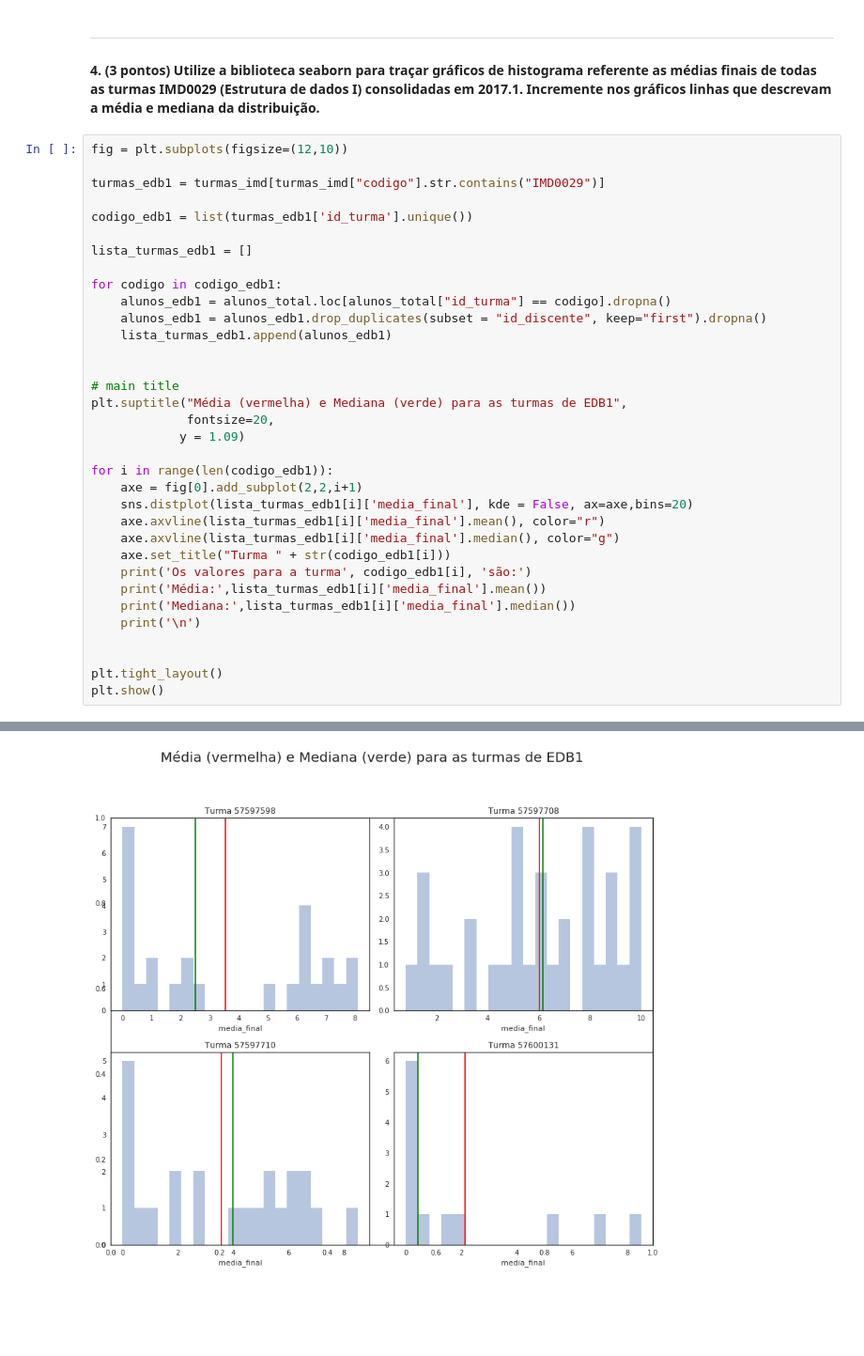
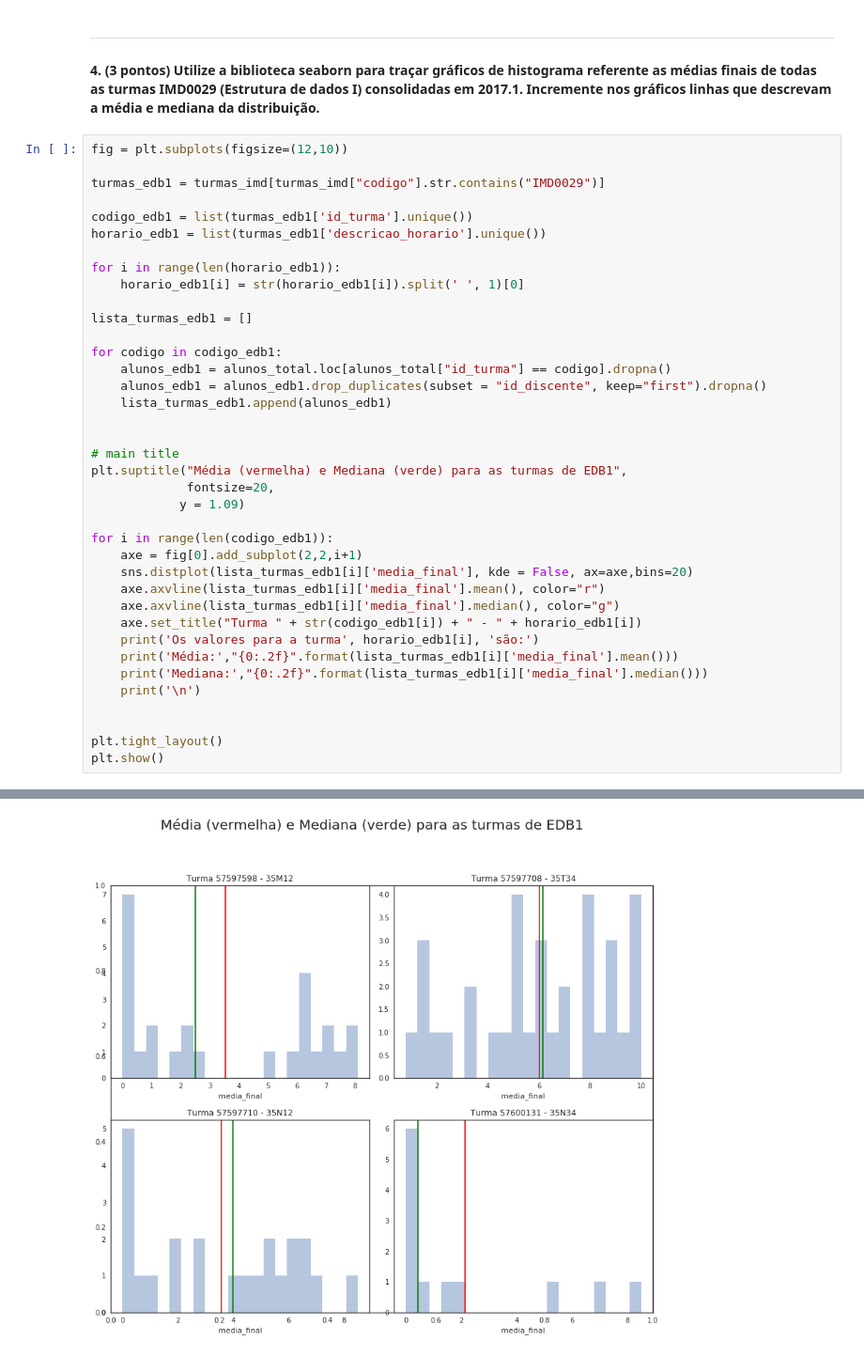
Before and after one commit to Yuri-wrlk/IMD_0033_Probabilidade, a Jupyter notebook: Avaliacao_2/Avaliacao_Unidade_02.ipynb, the cells around one changed output, grey strips where cells are left out. Shown: that part at 94% size. Cells and saved outputs as stored; diff of their text form; blank space fills up the shorter version.

```diff
--- a/Avaliacao_2/Avaliacao_Unidade_02.ipynb
+++ b/Avaliacao_2/Avaliacao_Unidade_02.ipynb
@@ -176,6 +176,10 @@ fig = plt.subplots(figsize=(12,10))
 turmas_edb1 = turmas_imd[turmas_imd["codigo"].str.contains("IMD0029")]
 
 codigo_edb1 = list(turmas_edb1['id_turma'].unique())
+horario_edb1 = list(turmas_edb1['descricao_horario'].unique())
+
+for i in range(len(horario_edb1)):
+    horario_edb1[i] = str(horario_edb1[i]).split(' ', 1)[0]
 
 lista_turmas_edb1 = []
 
@@ -195,10 +199,10 @@ for i in range(len(codigo_edb1)):
     sns.distplot(lista_turmas_edb1[i]['media_final'], kde = False, ax=axe,bins=20)
     axe.axvline(lista_turmas_edb1[i]['media_final'].mean(), color="r")
     axe.axvline(lista_turmas_edb1[i]['media_final'].median(), color="g")
-    axe.set_title("Turma " + str(codigo_edb1[i]))
-    print('Os valores para a turma', codigo_edb1[i], 'são:')
-    print('Média:',lista_turmas_edb1[i]['media_final'].mean())
-    print('Mediana:',lista_turmas_edb1[i]['media_final'].median())
+    axe.set_title("Turma " + str(codigo_edb1[i]) + " - " + horario_edb1[i])
+    print('Os valores para a turma', horario_edb1[i], 'são:')
+    print('Média:',"{0:.2f}".format(lista_turmas_edb1[i]['media_final'].mean()))
+    print('Mediana:',"{0:.2f}".format(lista_turmas_edb1[i]['media_final'].median()))
     print('\n')
 
 
@@ -225,2 +229,2 @@ Média: 2.141666666666666
 Mediana: 0.45
-[figure, old version]
+[figure, new version]
```
Also changed, not shown: parts of 4 cells of this notebook.
